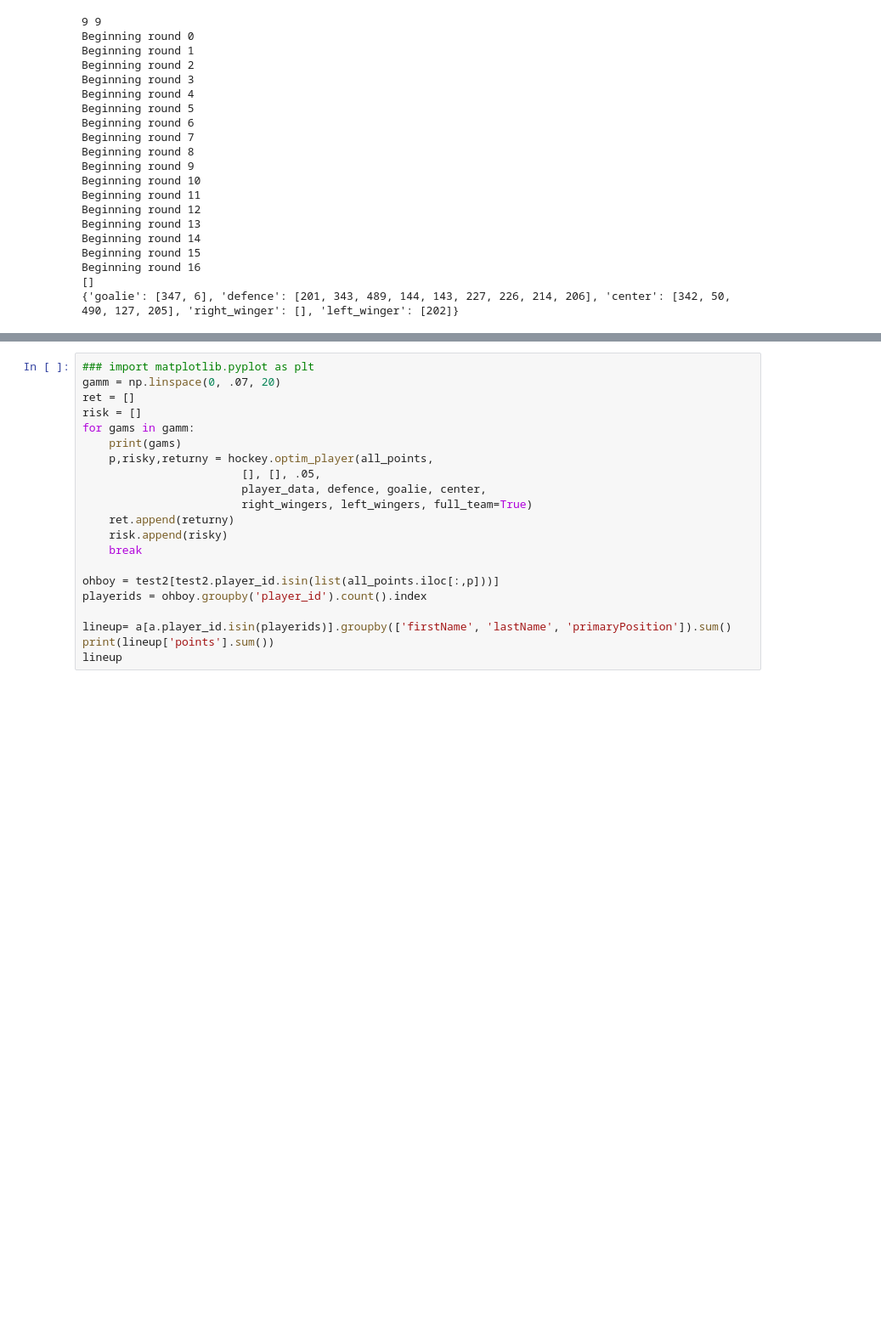
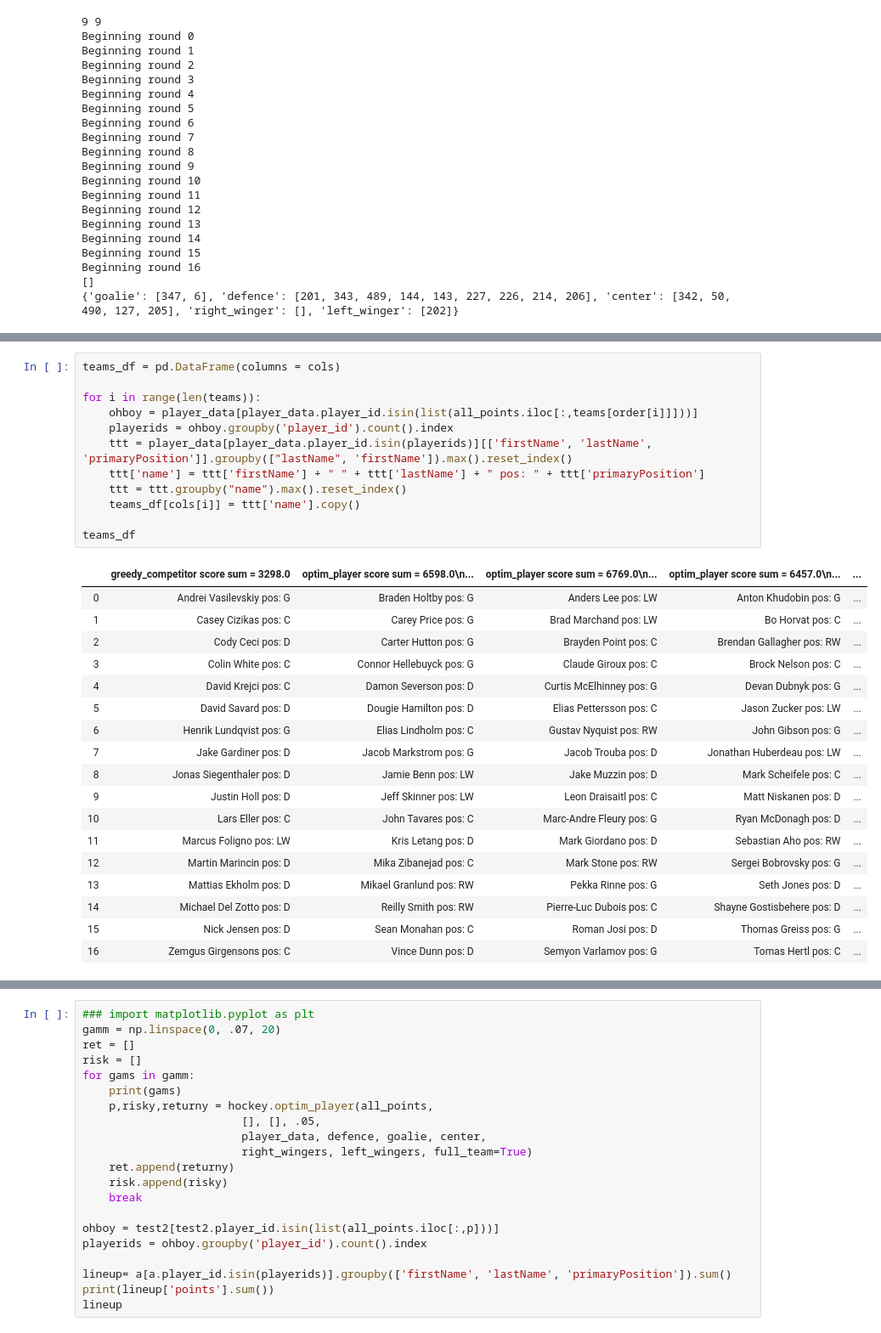
Before and after one commit to Cybera-DSFA/FantasyHockey, a Jupyter notebook: notebooks/Fantasy Hockey Notebook.ipynb, the cells around one changed output, grey strips where cells are left out. Shown at 85% size. Saved outputs shown, nothing was run; the diff lists cells and outputs as text; blank space fills up the shorter version.

```diff
--- a/notebooks/Fantasy Hockey Notebook.ipynb
+++ b/notebooks/Fantasy Hockey Notebook.ipynb
@@ -136,0 +169,31 @@ for i in range(len(teams)):
+# %%
+teams_df = pd.DataFrame(columns = cols)
+
+for i in range(len(teams)):
+    ohboy = player_data[player_data.player_id.isin(list(all_points.iloc[:,teams[order[i]]]))]
+    playerids = ohboy.groupby('player_id').count().index
+    ttt = player_data[player_data.player_id.isin(playerids)][['firstName', 'lastName', 'primaryPosition']].groupby(["lastName", 'firstName']).max().reset_index()
+    ttt['name'] = ttt['firstName'] + " " + ttt['lastName'] + " pos: " + ttt['primaryPosition']
+    ttt = ttt.groupby("name").max().reset_index()
+    teams_df[cols[i]] = ttt['name'].copy()
+
+teams_df
+# %% [output]
+|  | greedy_competitor score sum = 3298.0 | optim_player score sum = 6598.0\n... | optim_player score sum = 6769.0\n... | optim_player score sum = 6457.0\n... | ... |
+| 0 | Andrei Vasilevskiy pos: G | Braden Holtby pos: G | Anders Lee pos: LW | Anton Khudobin pos: G | ... |
+| 1 | Casey Cizikas pos: C | Carey Price pos: G | Brad Marchand pos: LW | Bo Horvat pos: C | ... |
+| 2 | Cody Ceci pos: D | Carter Hutton pos: G | Brayden Point pos: C | Brendan Gallagher pos: RW | ... |
+| 3 | Colin White pos: C | Connor Hellebuyck pos: G | Claude Giroux pos: C | Brock Nelson pos: C | ... |
+| 4 | David Krejci pos: C | Damon Severson pos: D | Curtis McElhinney pos: G | Devan Dubnyk pos: G | ... |
+| 5 | David Savard pos: D | Dougie Hamilton pos: D | Elias Pettersson pos: C | Jason Zucker pos: LW | ... |
+| 6 | Henrik Lundqvist pos: G | Elias Lindholm pos: C | Gustav Nyquist pos: RW | John Gibson pos: G | ... |
+| 7 | Jake Gardiner pos: D | Jacob Markstrom pos: G | Jacob Trouba pos: D | Jonathan Huberdeau pos: LW | ... |
+| 8 | Jonas Siegenthaler pos: D | Jamie Benn pos: LW | Jake Muzzin pos: D | Mark Scheifele pos: C | ... |
+| 9 | Justin Holl pos: D | Jeff Skinner pos: LW | Leon Draisaitl pos: C | Matt Niskanen pos: D | ... |
+| 10 | Lars Eller pos: C | John Tavares pos: C | Marc-Andre Fleury pos: G | Ryan McDonagh pos: D | ... |
+| 11 | Marcus Foligno pos: LW | Kris Letang pos: D | Mark Giordano pos: D | Sebastian Aho pos: RW | ... |
+| 12 | Martin Marincin pos: D | Mika Zibanejad pos: C | Mark Stone pos: RW | Sergei Bobrovsky pos: G | ... |
+| 13 | Mattias Ekholm pos: D | Mikael Granlund pos: RW | Pekka Rinne pos: G | Seth Jones pos: D | ... |
+| 14 | Michael Del Zotto pos: D | Reilly Smith pos: RW | Pierre-Luc Dubois pos: C | Shayne Gostisbehere pos: D | ... |
+| 15 | Nick Jensen pos: D | Sean Monahan pos: C | Roman Josi pos: D | Thomas Greiss pos: G | ... |
+| 16 | Zemgus Girgensons pos: C | Vince Dunn pos: D | Semyon Varlamov pos: G | Tomas Hertl pos: C | ... |
```
Also changed, not shown: parts of 4 cells of this notebook.
